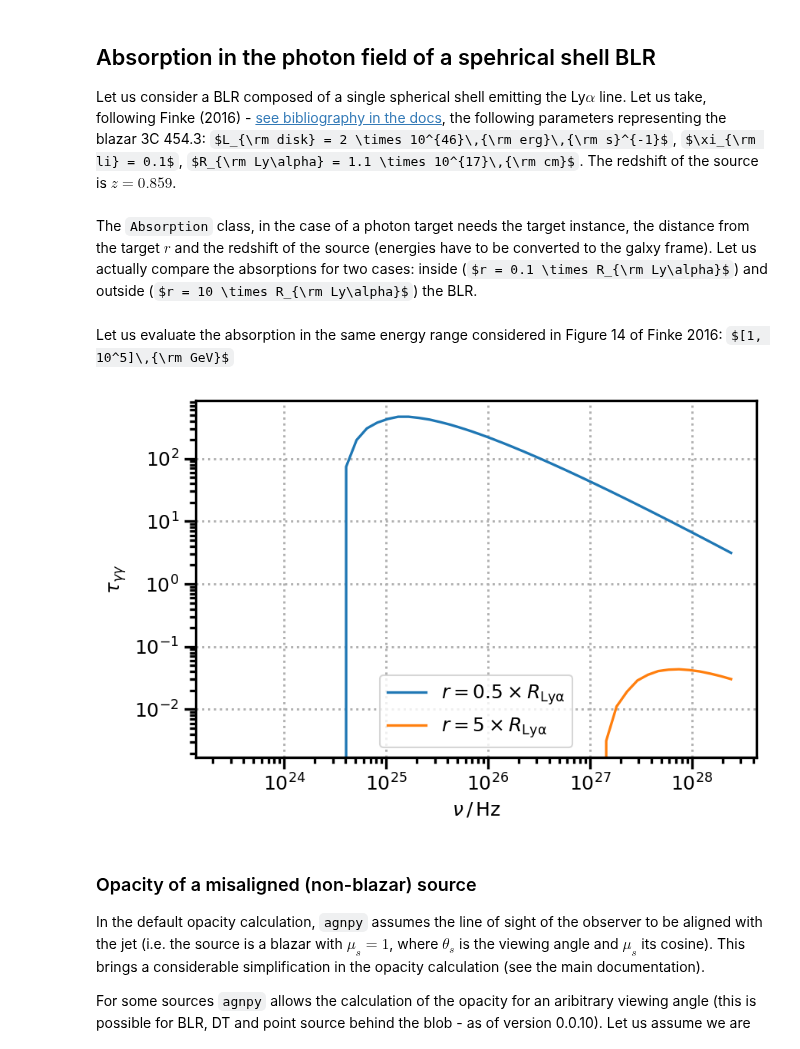
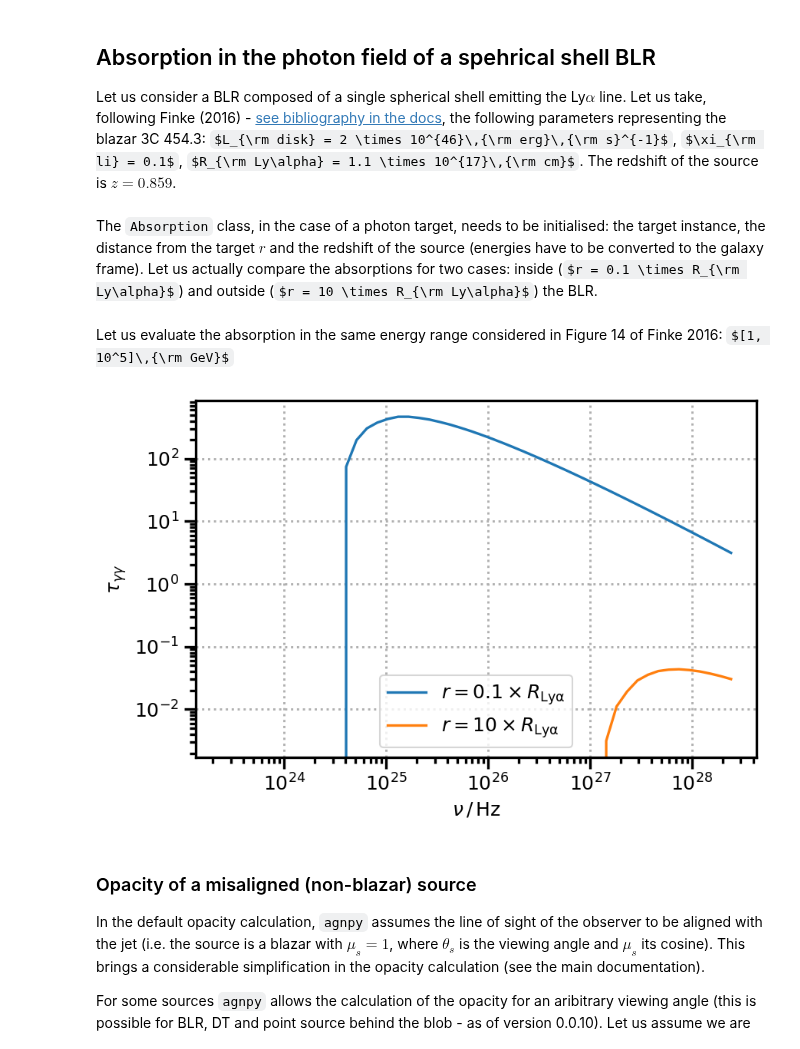
Before and after one commit to cosimoNigro/agnpy, a Jupyter notebook: docs/tutorials/absorption_targets.ipynb, the cells around one changed output. Saved outputs shown, nothing was run; the diff lists cells and outputs as text; code cells hidden in the pictures; some formulas as TeX source.

Commit message:
adjusted notebook w/ absorption, changed version to 0.0.10

```diff
--- a/docs/tutorials/absorption_targets.ipynb
+++ b/docs/tutorials/absorption_targets.ipynb
@@ -23,7 +23,7 @@ xi_line = 0.1
 R_line = 1.1 * 1e17 * u.cm
 blr = SphericalShellBLR(L_disk, xi_line, "Lyalpha", R_line)
 # %% [markdown]
-The `Absorption` class, in the case of a photon target needs the target instance, the distance from the target $r$ and the redshift of the source (energies have to be converted to the galxy frame).
+The `Absorption` class, in the case of a photon target, needs to be initialised: the target instance, the distance from the target $r$ and the redshift of the source (energies have to be converted to the galaxy frame).
 Let us actually compare the absorptions for two cases: inside ($r = 0.1 \times R_{\rm Ly\alpha}$) and outside ($r = 10 \times R_{\rm Ly\alpha}$) the BLR.
 # %%
 z = 0.859
@@ -43,14 +43,14 @@ tau_in_blr = abs_in_blr.tau(nu)
 tau_out_blr = abs_out_blr.tau(nu)
 # %%
 # let us plot them
-plt.loglog(nu, tau_in_blr, label=r"$r = 0.5 \times R_{\rm Ly\alpha}$")
-plt.loglog(nu, tau_out_blr, label=r"$r = 5 \times R_{\rm Ly\alpha}$")
+plt.loglog(nu, tau_in_blr, label=r"$r = 0.1 \times R_{\rm Ly\alpha}$")
+plt.loglog(nu, tau_out_blr, label=r"$r = 10 \times R_{\rm Ly\alpha}$")
 plt.legend()
 plt.ylabel(r"$\tau_{\gamma \gamma}$", fontsize=12)
 plt.xlabel(r"$\nu\,/\,{\rm Hz}$", fontsize=12)
 plt.show()
 # %% [output]
-[figure, old version]
+[figure, new version]
 # %% [markdown]
 ### Opacity of a misaligned (non-blazar) source
 In the default opacity calculation, `agnpy` assumes the line of sight of the observer to be aligned with the jet (i.e. the source is a blazar with $\mu_s = 1$, where $\theta_s$ is the viewing angle and $\mu_s$ its cosine). This brings a considerable simplification in the opacity calculation (see the main documentation).
```
Also changed, not shown: parts of 3 cells of this notebook, 2 other files.
